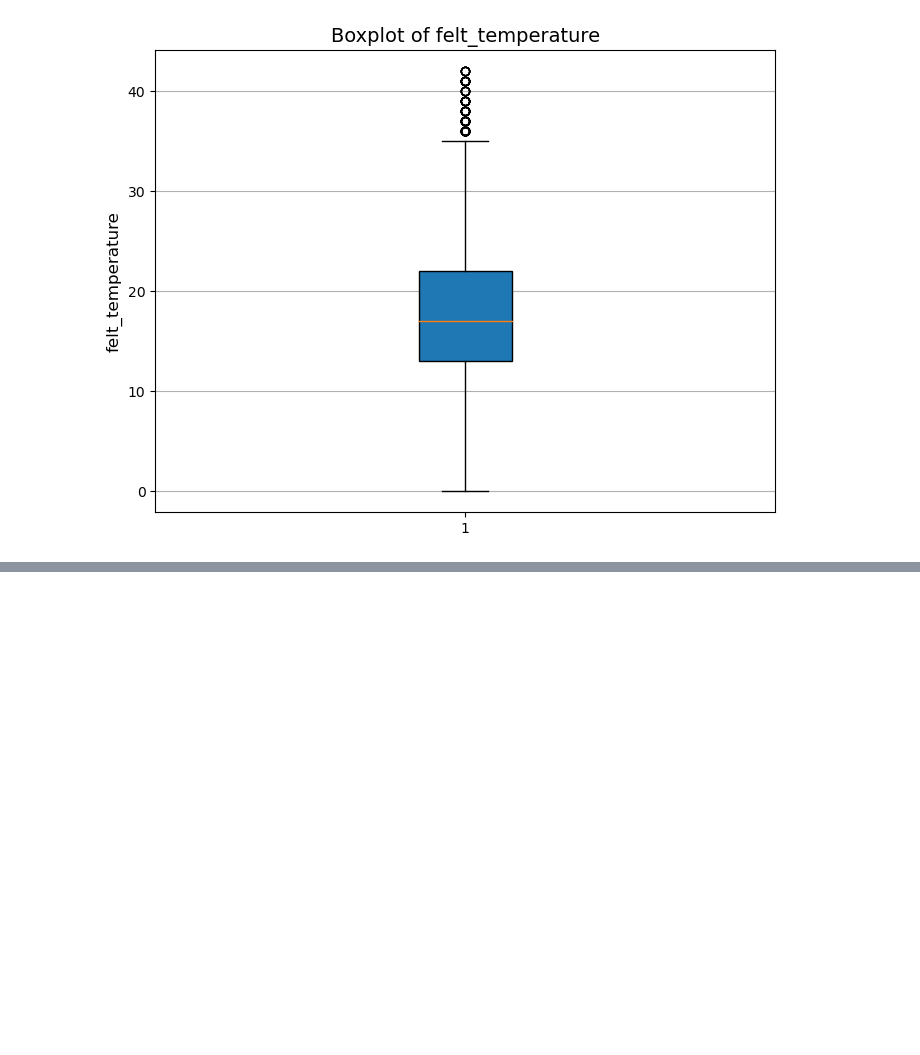
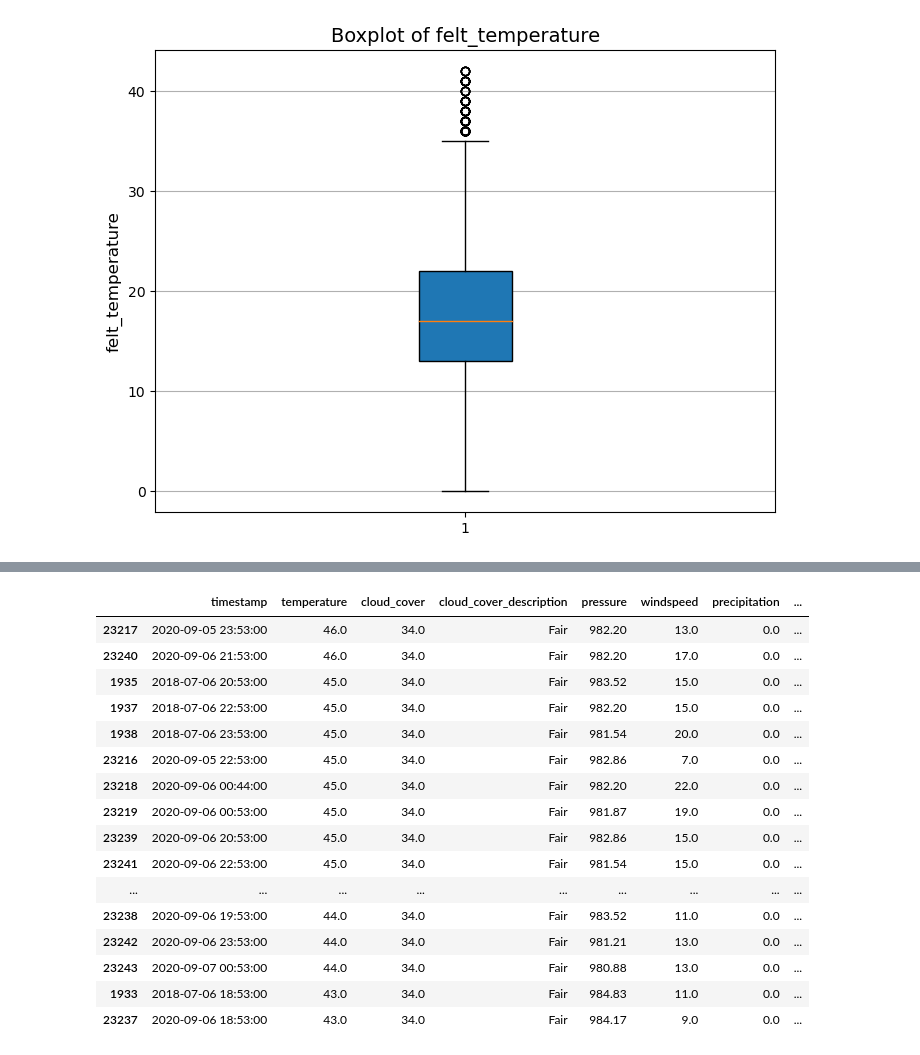
Before and after one commit to JanRkck/AA24, a Jupyter notebook: Data_Prep_Weather.ipynb, the cells around one changed output, grey strips where cells are left out. Saved outputs shown, nothing was run; the diff lists cells and outputs as text; code cells hidden in the pictures; blank space fills up the shorter version.

```diff
--- a/Data_Prep_Weather.ipynb
+++ b/Data_Prep_Weather.ipynb
@@ -379,0 +464,20 @@ Outliers in felt_temperature: 108
+# %%
+df_weather.nlargest(20, 'temperature')
+# %% [output]
+|  | timestamp | temperature | cloud_cover | cloud_cover_description | pressure | windspeed | precipitation | ... |
+| 23217 | 2020-09-05 23:53:00 | 46.0 | 34.0 | Fair | 982.20 | 13.0 | 0.0 | ... |
+| 23240 | 2020-09-06 21:53:00 | 46.0 | 34.0 | Fair | 982.20 | 17.0 | 0.0 | ... |
+| 1935 | 2018-07-06 20:53:00 | 45.0 | 34.0 | Fair | 983.52 | 15.0 | 0.0 | ... |
+| 1937 | 2018-07-06 22:53:00 | 45.0 | 34.0 | Fair | 982.20 | 15.0 | 0.0 | ... |
+| 1938 | 2018-07-06 23:53:00 | 45.0 | 34.0 | Fair | 981.54 | 20.0 | 0.0 | ... |
+| 23216 | 2020-09-05 22:53:00 | 45.0 | 34.0 | Fair | 982.86 | 7.0 | 0.0 | ... |
+| 23218 | 2020-09-06 00:44:00 | 45.0 | 34.0 | Fair | 982.20 | 22.0 | 0.0 | ... |
+| 23219 | 2020-09-06 00:53:00 | 45.0 | 34.0 | Fair | 981.87 | 19.0 | 0.0 | ... |
+| 23239 | 2020-09-06 20:53:00 | 45.0 | 34.0 | Fair | 982.86 | 15.0 | 0.0 | ... |
+| 23241 | 2020-09-06 22:53:00 | 45.0 | 34.0 | Fair | 981.54 | 15.0 | 0.0 | ... |
+| ... | ... | ... | ... | ... | ... | ... | ... | ... |
+| 23238 | 2020-09-06 19:53:00 | 44.0 | 34.0 | Fair | 983.52 | 11.0 | 0.0 | ... |
+| 23242 | 2020-09-06 23:53:00 | 44.0 | 34.0 | Fair | 981.21 | 13.0 | 0.0 | ... |
+| 23243 | 2020-09-07 00:53:00 | 44.0 | 34.0 | Fair | 980.88 | 13.0 | 0.0 | ... |
+| 1933 | 2018-07-06 18:53:00 | 43.0 | 34.0 | Fair | 984.83 | 11.0 | 0.0 | ... |
+| 23237 | 2020-09-06 18:53:00 | 43.0 | 34.0 | Fair | 984.17 | 9.0 | 0.0 | ... |
```
Also changed, not shown: parts of 16 cells of this notebook.
